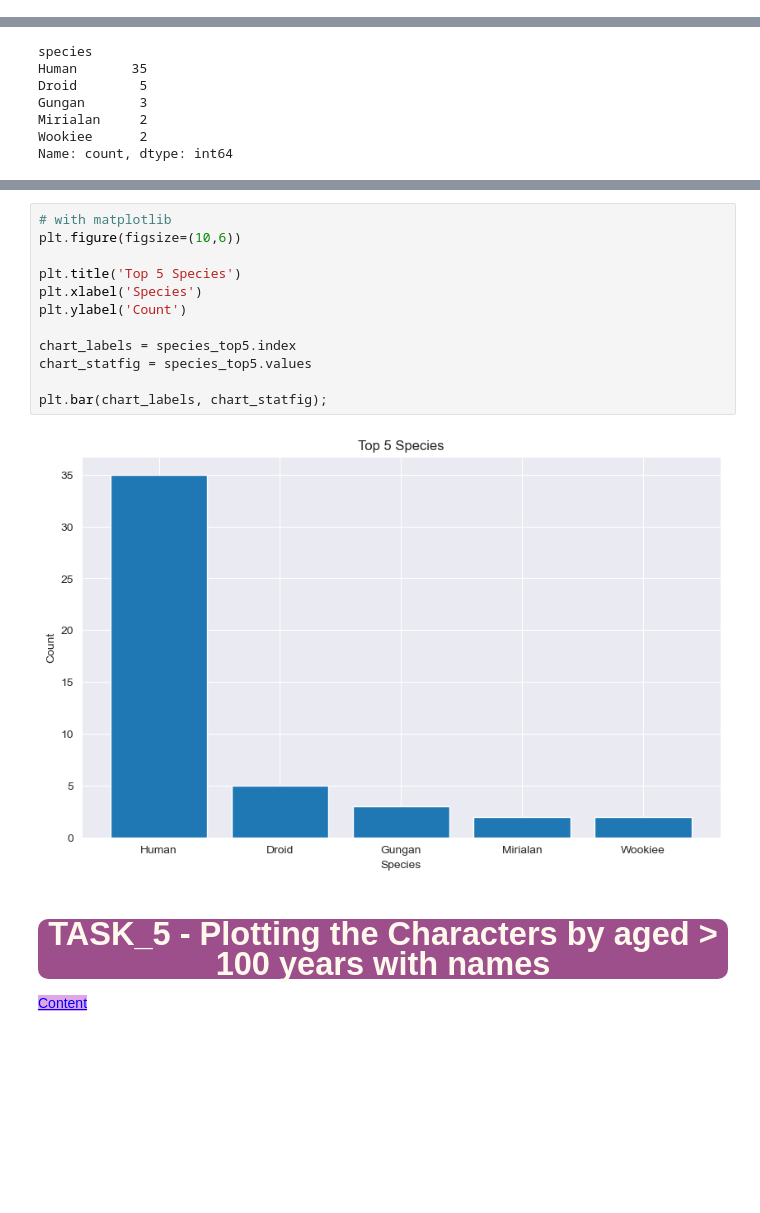
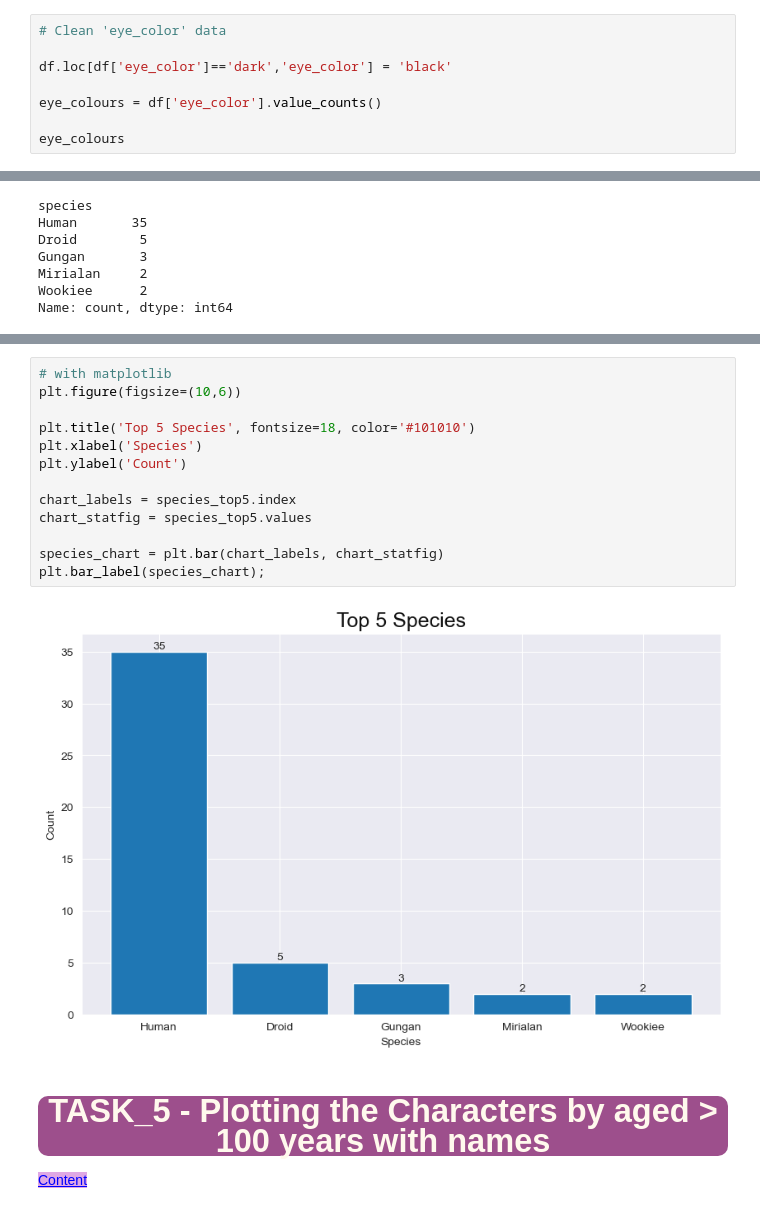
Before and after one commit to iceyisaak/clarusway_ds, a Jupyter notebook: DVwPy_Assignment_1_Star_Wars_Characters (matplotlib)_V02.ipynb, the cells around one changed output, grey strips where cells are left out. Drawn from its saved outputs; the diff is of its cells as text; blank space fills up the shorter version.

```diff
--- a/DVwPy_Assignment_1_Star_Wars_Characters (matplotlib)_V02.ipynb
+++ b/DVwPy_Assignment_1_Star_Wars_Characters (matplotlib)_V02.ipynb
@@ -332,0 +358,8 @@ style="color:blue; background-color:#dfa8e4" data-toggle="popover">Content</a>
+# %%
+# Clean 'eye_color' data
+
+df.loc[df['eye_color']=='dark','eye_color'] = 'black'
+
+eye_colours = df['eye_color'].value_counts()
+
+eye_colours
@@ -541,17 +576,18 @@ Name: count, dtype: int64
 # %%
 # with matplotlib
 plt.figure(figsize=(10,6))
 
-plt.title('Top 5 Species')
+plt.title('Top 5 Species', fontsize=18, color='#101010')
 plt.xlabel('Species')
 plt.ylabel('Count')
 
 chart_labels = species_top5.index
 chart_statfig = species_top5.values
 
-plt.bar(chart_labels, chart_statfig);
+species_chart = plt.bar(chart_labels, chart_statfig)
+plt.bar_label(species_chart);
 # %% [output]
-[figure, old version]
+[figure, new version]
 # %% [markdown]
 ## <p style="background-color:#9d4f8c; font-family:newtimeroman; color:#FFF9ED; font-size:150%; text-align:center; border-radius:10px 10px;">TASK_5 - Plotting the Characters by aged > 100 years with names</p>
 
```
Also changed, not shown: parts of 39 cells of this notebook, 1 other file.
